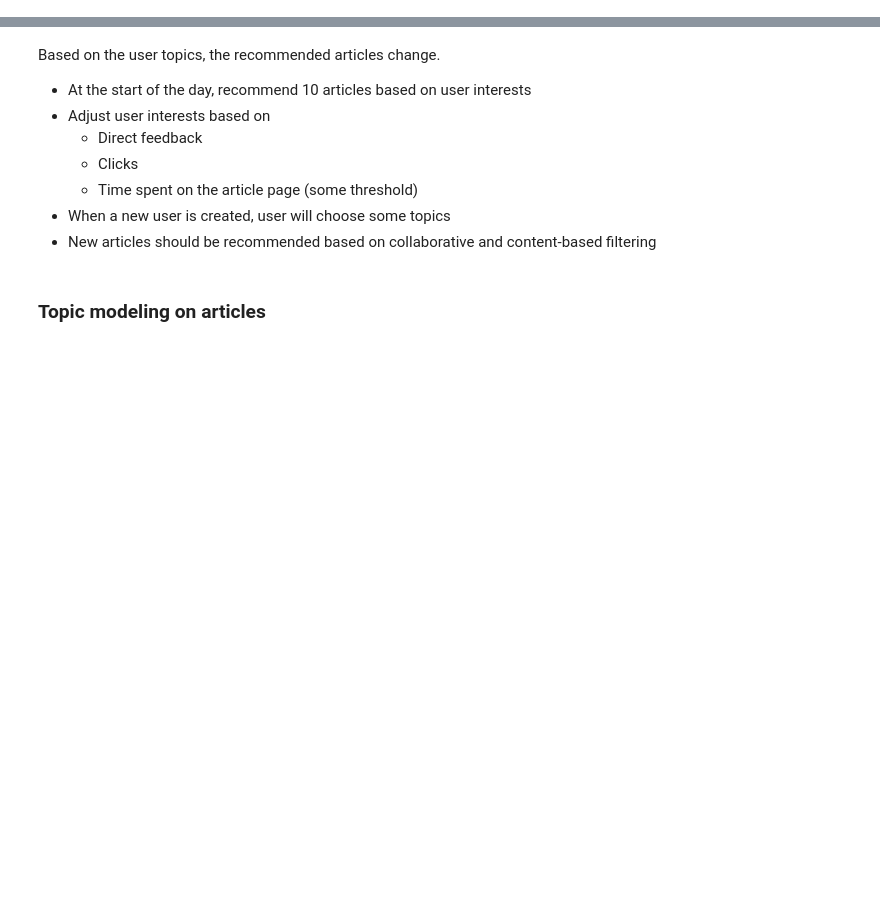
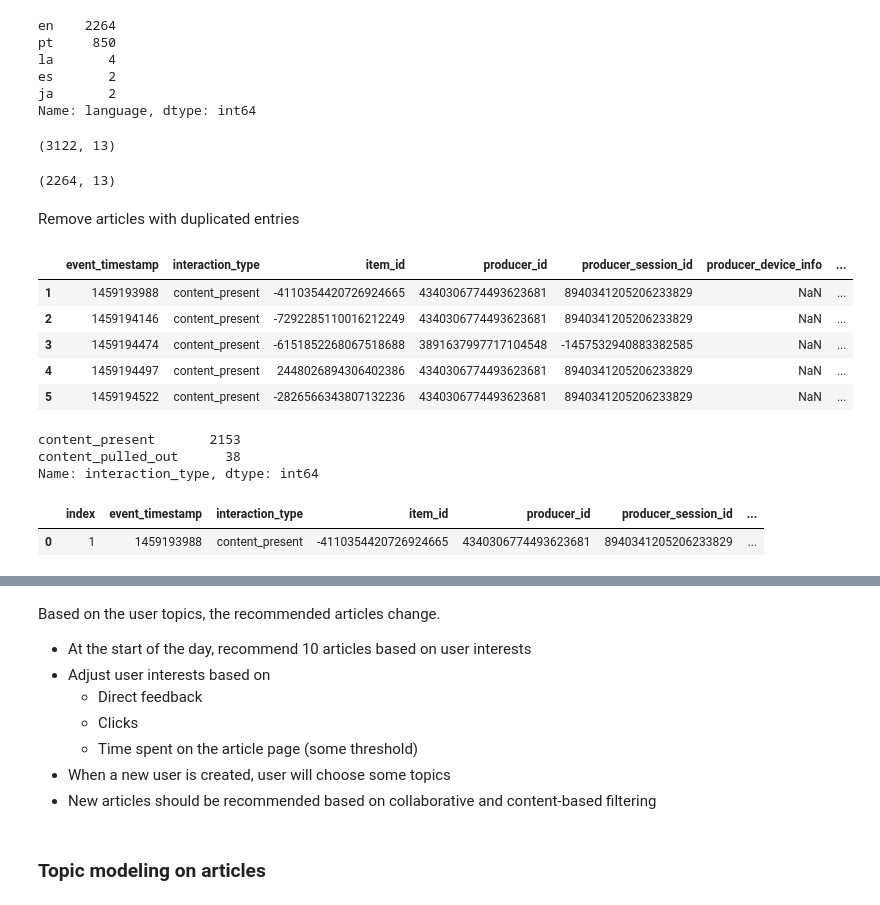
Before and after one commit to kavurisrikanth/news-recommender-capstone, a Jupyter notebook: basics/data.ipynb, the cells around one changed output, grey strips where cells are left out. Drawn from its saved outputs; the diff is of its cells as text; code cells hidden in the pictures; blank space fills up the shorter version.

```diff
--- a/basics/data.ipynb
+++ b/basics/data.ipynb
@@ -65,0 +54,32 @@ cnt.info()
+# %%
+content.language.value_counts()
+# %% [output]
+en    2264
+pt     850
+la       4
+es       2
+ja       2
+Name: language, dtype: int64
+# %%
+content.shape
+# %% [output]
+(3122, 13)
+# %%
+content = content[content['language'] == 'en']
+# %%
+content.shape
+# %% [output]
+(2264, 13)
+# %% [markdown]
+Remove articles with duplicated entries
+# %%
+no_dups = content.sort_values('event_timestamp').drop_duplicates(subset=['title', 'text_description'], keep='last')
+# %%
+no_dups.head()
+# %% [output]
+|  | event_timestamp | interaction_type | item_id | producer_id | producer_session_id | producer_device_info | ... |
+| 1 | 1459193988 | content_present | -4110354420726924665 | 4340306774493623681 | 8940341205206233829 | NaN | ... |
+| 2 | 1459194146 | content_present | -7292285110016212249 | 4340306774493623681 | 8940341205206233829 | NaN | ... |
+| 3 | 1459194474 | content_present | -6151852268067518688 | 3891637997717104548 | -1457532940883382585 | NaN | ... |
+| 4 | 1459194497 | content_present | 2448026894306402386 | 4340306774493623681 | 8940341205206233829 | NaN | ... |
+| 5 | 1459194522 | content_present | -2826566343807132236 | 4340306774493623681 | 8940341205206233829 | NaN | ... |
@@ -65,0 +88,11 @@ cnt.info()
+# %%
+no_dups.interaction_type.value_counts()
+# %% [output]
+content_present       2153
+content_pulled_out      38
+Name: interaction_type, dtype: int64
+# %%
+no_dups[no_dups['title'] == "Ethereum, a Virtual Currency, Enables Transactions That Rival Bitcoin's"]
+# %% [output]
+|  | index | event_timestamp | interaction_type | item_id | producer_id | producer_session_id | ... |
+| 0 | 1 | 1459193988 | content_present | -4110354420726924665 | 4340306774493623681 | 8940341205206233829 | ... |
```
Also changed, not shown: parts of 109 cells of this notebook.
